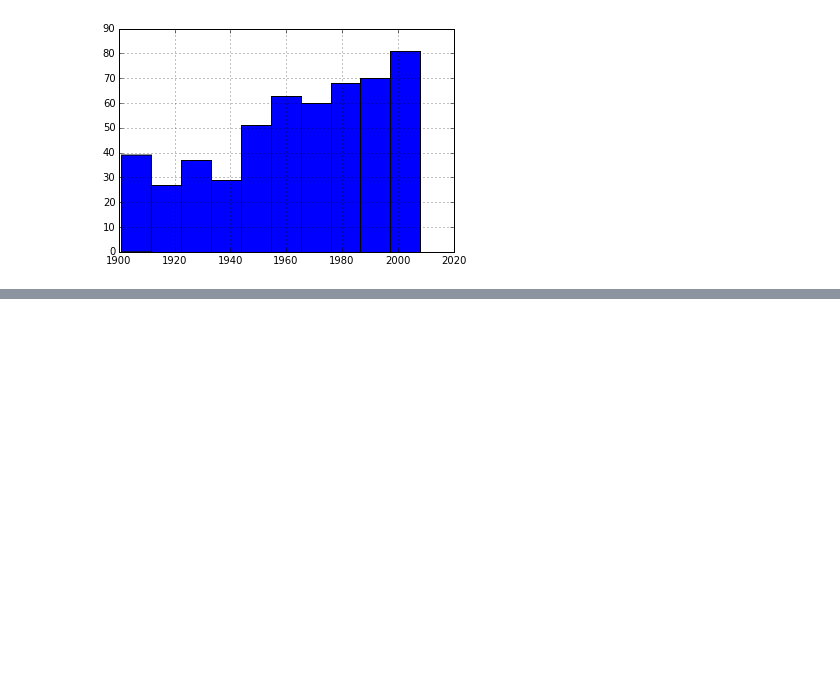
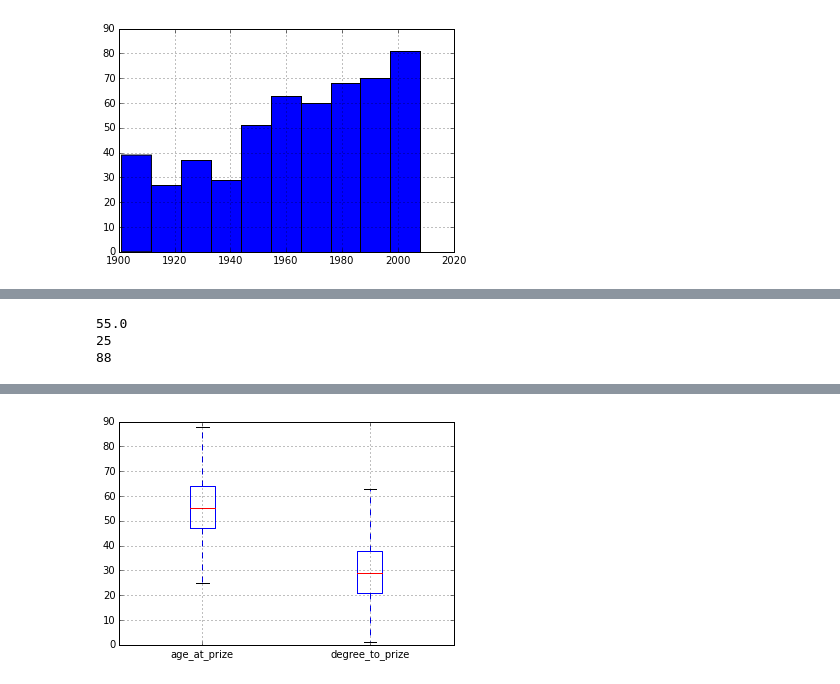
Before and after one commit to andersjo/scientific-programming-2015, a Jupyter notebook: tutorials/tutorial02/Overview - pandas library.ipynb, the cells around one changed output, grey strips where cells are left out. Drawn from its saved outputs; the diff is of its cells as text; code cells hidden in the pictures; blank space fills up the shorter version.

```diff
--- a/tutorials/tutorial02/Overview - pandas library.ipynb
+++ b/tutorials/tutorial02/Overview - pandas library.ipynb
@@ -281,4 +372,0 @@ winners.ix[index_of_youngest]
-# %%
-winners['degree_to_prize'] = winners.year_prize - (winners.year_birth + winners.age_highdegree)
-winners['degree_to_research'] = winners.year_research_mid - (winners.year_birth + winners.age_highdegree)
-winners['research_to_prize'] = winners.year_prize - winners.year_research_mid
@@ -330,0 +384,9 @@ n_prizes_by_field.groupby(decades).mean().plot(kind='bar') # barh
+# %%
+winners[['age_at_prize', 'degree_to_prize']].boxplot();
+print(winners.age_at_prize.median())
+print(winners.age_at_prize.min())
+print(winners.age_at_prize.max())
+# %% [output]
+55.0
+25
+88
@@ -330,0 +397 @@ n_prizes_by_field.groupby(decades).mean().plot(kind='bar') # barh
+[figure, added]
```
Also changed, not shown: parts of 105 cells of this notebook, 1 other file.
